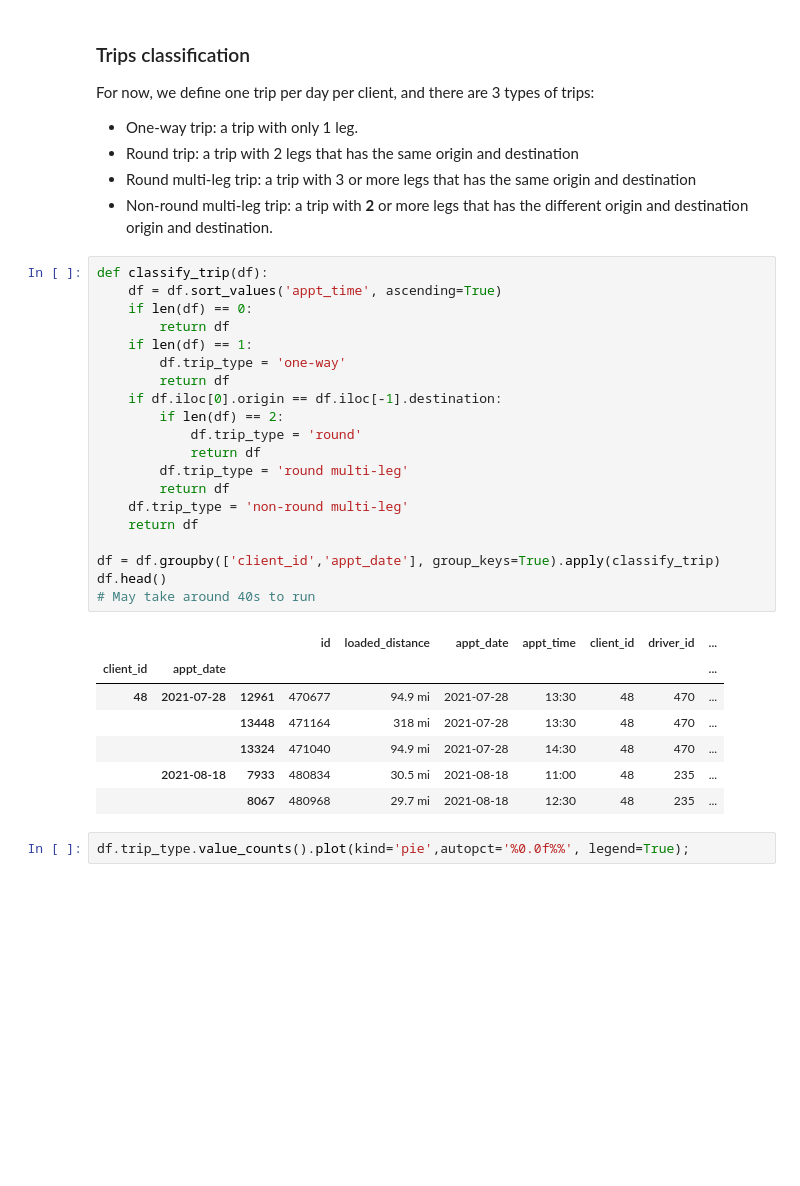
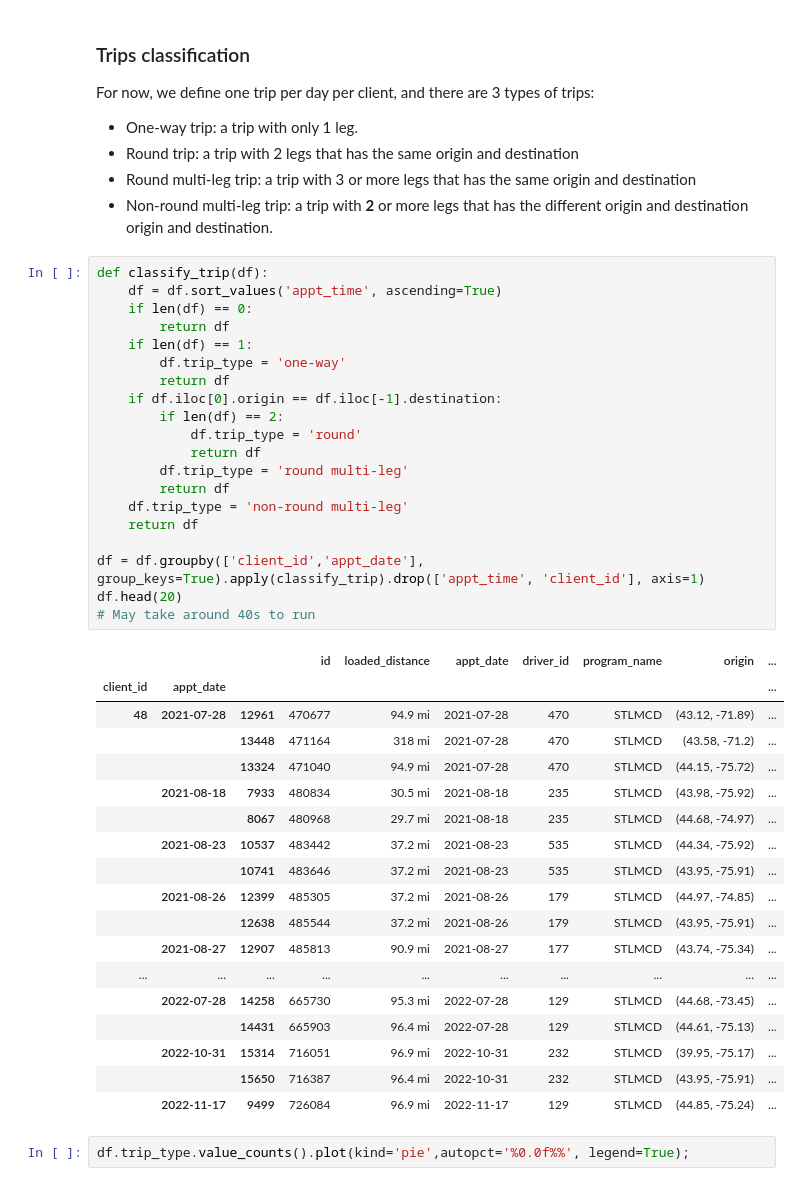
Before and after one commit to LBY777/volunteer_recruitment, a Jupyter notebook: trip_classfication.ipynb, the cells around one changed output. Saved outputs shown, nothing was run; the diff lists cells and outputs as text; blank space fills up the shorter version.

Commit message:
updated trip_classification.ipynb and assignments_clasified.csv

```diff
--- a/trip_classfication.ipynb
+++ b/trip_classfication.ipynb
@@ -35,31 +35,42 @@ For now, we define one trip per day per client, and there are 3 types of trips:
 # %%
 def classify_trip(df):
     df = df.sort_values('appt_time', ascending=True)
     if len(df) == 0:
         return df
     if len(df) == 1:
         df.trip_type = 'one-way'
         return df
     if df.iloc[0].origin == df.iloc[-1].destination:
         if len(df) == 2:
             df.trip_type = 'round'
             return df
         df.trip_type = 'round multi-leg'
         return df
     df.trip_type = 'non-round multi-leg'
     return df
 
-df = df.groupby(['client_id','appt_date'], group_keys=True).apply(classify_trip)
-df.head()
+df = df.groupby(['client_id','appt_date'], group_keys=True).apply(classify_trip).drop(['appt_time', 'client_id'], axis=1)
+df.head(20)
 # May take around 40s to run
 # %% [output]
-|  |  |  | id | loaded_distance | appt_date | appt_time | client_id | driver_id | ... |
+|  |  |  | id | loaded_distance | appt_date | driver_id | program_name | origin | ... |
 | client_id | appt_date |  |  |  |  |  |  |  | ... |
-| 48 | 2021-07-28 | 12961 | 470677 | 94.9 mi | 2021-07-28 | 13:30 | 48 | 470 | ... |
-|  |  | 13448 | 471164 | 318 mi | 2021-07-28 | 13:30 | 48 | 470 | ... |
-|  |  | 13324 | 471040 | 94.9 mi | 2021-07-28 | 14:30 | 48 | 470 | ... |
-|  | 2021-08-18 | 7933 | 480834 | 30.5 mi | 2021-08-18 | 11:00 | 48 | 235 | ... |
-|  |  | 8067 | 480968 | 29.7 mi | 2021-08-18 | 12:30 | 48 | 235 | ... |
+| 48 | 2021-07-28 | 12961 | 470677 | 94.9 mi | 2021-07-28 | 470 | STLMCD | (43.12, -71.89) | ... |
+|  |  | 13448 | 471164 | 318 mi | 2021-07-28 | 470 | STLMCD | (43.58, -71.2) | ... |
+|  |  | 13324 | 471040 | 94.9 mi | 2021-07-28 | 470 | STLMCD | (44.15, -75.72) | ... |
+|  | 2021-08-18 | 7933 | 480834 | 30.5 mi | 2021-08-18 | 235 | STLMCD | (43.98, -75.92) | ... |
+|  |  | 8067 | 480968 | 29.7 mi | 2021-08-18 | 235 | STLMCD | (44.68, -74.97) | ... |
+|  | 2021-08-23 | 10537 | 483442 | 37.2 mi | 2021-08-23 | 535 | STLMCD | (44.34, -75.92) | ... |
+|  |  | 10741 | 483646 | 37.2 mi | 2021-08-23 | 535 | STLMCD | (43.95, -75.91) | ... |
+|  | 2021-08-26 | 12399 | 485305 | 37.2 mi | 2021-08-26 | 179 | STLMCD | (44.97, -74.85) | ... |
+|  |  | 12638 | 485544 | 37.2 mi | 2021-08-26 | 179 | STLMCD | (43.95, -75.91) | ... |
+|  | 2021-08-27 | 12907 | 485813 | 90.9 mi | 2021-08-27 | 177 | STLMCD | (43.74, -75.34) | ... |
+| ... | ... | ... | ... | ... | ... | ... | ... | ... | ... |
+|  | 2022-07-28 | 14258 | 665730 | 95.3 mi | 2022-07-28 | 129 | STLMCD | (44.68, -73.45) | ... |
+|  |  | 14431 | 665903 | 96.4 mi | 2022-07-28 | 129 | STLMCD | (44.61, -75.13) | ... |
+|  | 2022-10-31 | 15314 | 716051 | 96.9 mi | 2022-10-31 | 232 | STLMCD | (39.95, -75.17) | ... |
+|  |  | 15650 | 716387 | 96.4 mi | 2022-10-31 | 232 | STLMCD | (43.95, -75.91) | ... |
+|  | 2022-11-17 | 9499 | 726084 | 96.9 mi | 2022-11-17 | 129 | STLMCD | (44.85, -75.24) | ... |
 # %%
 df.trip_type.value_counts().plot(kind='pie',autopct='%0.0f%%', legend=True);
 # %% [output]
```
Also changed, not shown: parts of 1 cell of this notebook.
